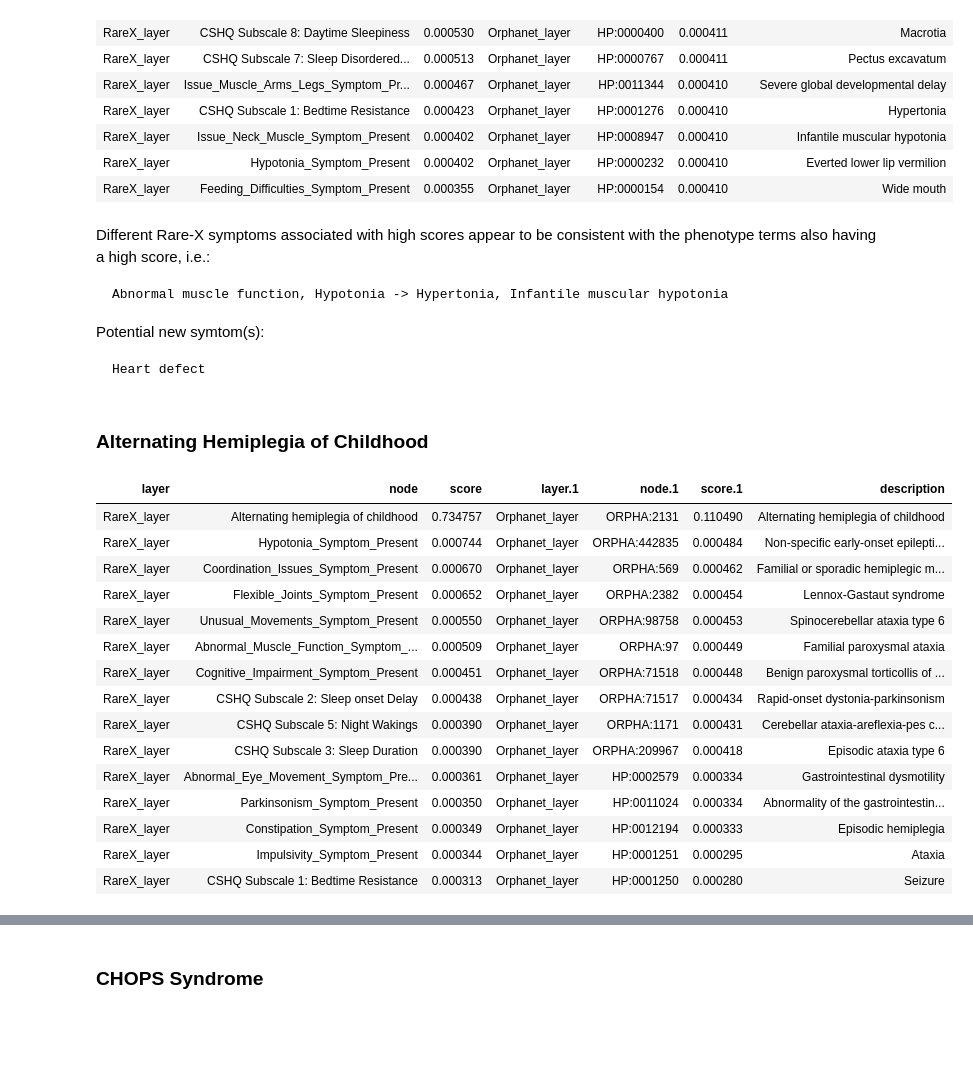
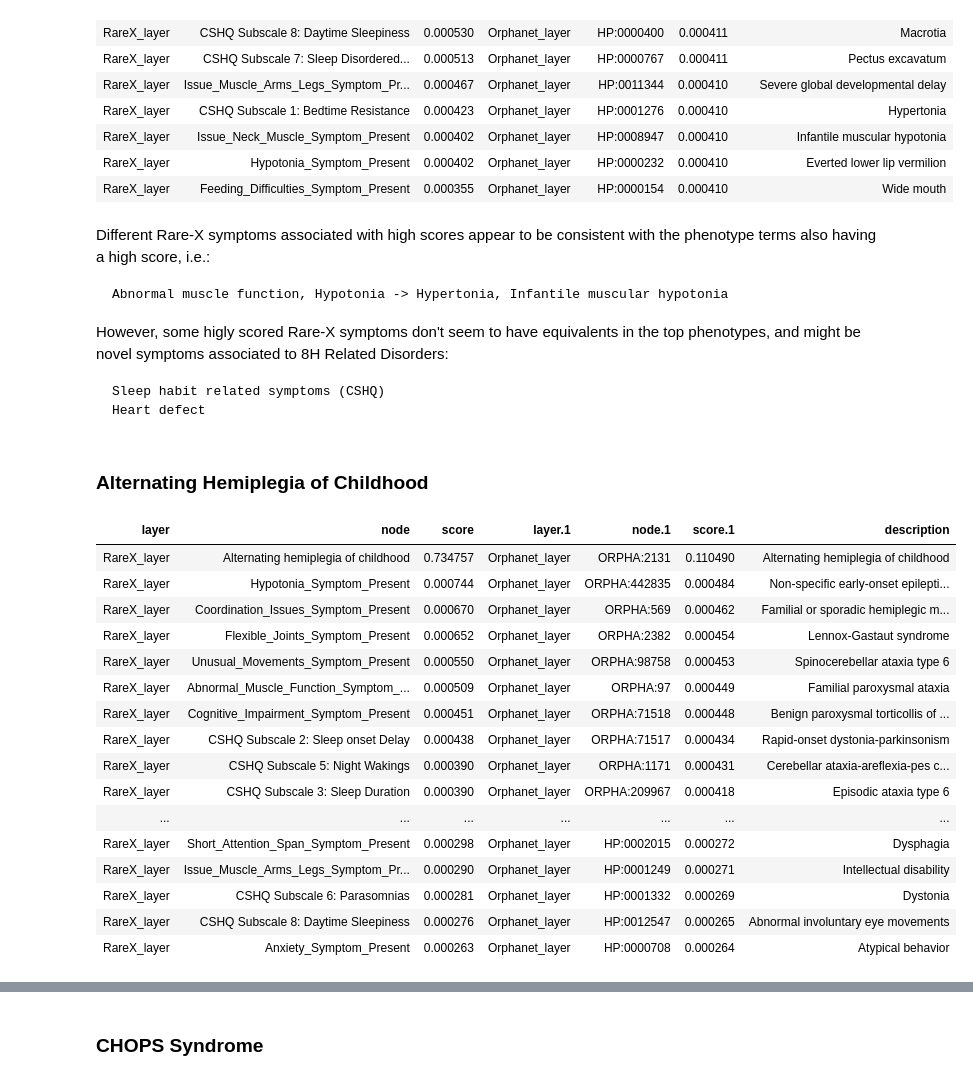
Before and after one commit to BAUDOTlab/Dream_Rare-X, a Jupyter notebook: jupyter-notebooks/step6_Analyze_MultiXrank_Results.ipynb, the cells around one changed output, grey strips where cells are left out. Cells and saved outputs as stored; diff of their text form; code cells hidden in the pictures; blank space fills up the shorter version.

Commit message:
new analysis results

```diff
--- a/jupyter-notebooks/step6_Analyze_MultiXrank_Results.ipynb
+++ b/jupyter-notebooks/step6_Analyze_MultiXrank_Results.ipynb
@@ -140,28 +143,30 @@ Different Rare-X symptoms associated with high scores appear to be consistent wi
 
     Abnormal muscle function, Hypotonia -> Hypertonia, Infantile muscular hypotonia
 
-Potential new symtom(s):
+However, some higly scored Rare-X symptoms don't seem to have equivalents in the top phenotypes, and might be novel symptoms associated to 8H Related Disorders:
 
+    Sleep habit related symptoms (CSHQ)
     Heart defect
 # %% [markdown]
 ### Alternating Hemiplegia of Childhood
 # %%
-dico_results_withOrpha['AHC (Alternating Hemiplegia of Childhood)'].head(topresults).style.hide(axis='index')
+dico_results_withOrpha['AHC (Alternating Hemiplegia of Childhood)'].head(topresults+9).style.hide(axis='index')
 # %% [output]
 | layer | node | score | layer.1 | node.1 | score.1 | description |
 | RareX_layer | Alternating hemiplegia of childhood | 0.734757 | Orphanet_layer | ORPHA:2131 | 0.110490 | Alternating hemiplegia of childhood |
 | RareX_layer | Hypotonia_Symptom_Present | 0.000744 | Orphanet_layer | ORPHA:442835 | 0.000484 | Non-specific early-onset epilepti... |
 | RareX_layer | Coordination_Issues_Symptom_Present | 0.000670 | Orphanet_layer | ORPHA:569 | 0.000462 | Familial or sporadic hemiplegic m... |
 | RareX_layer | Flexible_Joints_Symptom_Present | 0.000652 | Orphanet_layer | ORPHA:2382 | 0.000454 | Lennox-Gastaut syndrome |
 | RareX_layer | Unusual_Movements_Symptom_Present | 0.000550 | Orphanet_layer | ORPHA:98758 | 0.000453 | Spinocerebellar ataxia type 6 |
 | RareX_layer | Abnormal_Muscle_Function_Symptom_... | 0.000509 | Orphanet_layer | ORPHA:97 | 0.000449 | Familial paroxysmal ataxia |
 | RareX_layer | Cognitive_Impairment_Symptom_Present | 0.000451 | Orphanet_layer | ORPHA:71518 | 0.000448 | Benign paroxysmal torticollis of ... |
 | RareX_layer | CSHQ Subscale 2: Sleep onset Delay | 0.000438 | Orphanet_layer | ORPHA:71517 | 0.000434 | Rapid-onset dystonia-parkinsonism |
 | RareX_layer | CSHQ Subscale 5: Night Wakings | 0.000390 | Orphanet_layer | ORPHA:1171 | 0.000431 | Cerebellar ataxia-areflexia-pes c... |
 | RareX_layer | CSHQ Subscale 3: Sleep Duration | 0.000390 | Orphanet_layer | ORPHA:209967 | 0.000418 | Episodic ataxia type 6 |
-| RareX_layer | Abnormal_Eye_Movement_Symptom_Pre... | 0.000361 | Orphanet_layer | HP:0002579 | 0.000334 | Gastrointestinal dysmotility |
-| RareX_layer | Parkinsonism_Symptom_Present | 0.000350 | Orphanet_layer | HP:0011024 | 0.000334 | Abnormality of the gastrointestin... |
-| RareX_layer | Constipation_Symptom_Present | 0.000349 | Orphanet_layer | HP:0012194 | 0.000333 | Episodic hemiplegia |
-| RareX_layer | Impulsivity_Symptom_Present | 0.000344 | Orphanet_layer | HP:0001251 | 0.000295 | Ataxia |
-| RareX_layer | CSHQ Subscale 1: Bedtime Resistance | 0.000313 | Orphanet_layer | HP:0001250 | 0.000280 | Seizure |
+| ... | ... | ... | ... | ... | ... | ... |
+| RareX_layer | Short_Attention_Span_Symptom_Present | 0.000298 | Orphanet_layer | HP:0002015 | 0.000272 | Dysphagia |
+| RareX_layer | Issue_Muscle_Arms_Legs_Symptom_Pr... | 0.000290 | Orphanet_layer | HP:0001249 | 0.000271 | Intellectual disability |
+| RareX_layer | CSHQ Subscale 6: Parasomnias | 0.000281 | Orphanet_layer | HP:0001332 | 0.000269 | Dystonia |
+| RareX_layer | CSHQ Subscale 8: Daytime Sleepiness | 0.000276 | Orphanet_layer | HP:0012547 | 0.000265 | Abnormal involuntary eye movements |
+| RareX_layer | Anxiety_Symptom_Present | 0.000263 | Orphanet_layer | HP:0000708 | 0.000264 | Atypical behavior |
 # %% [markdown]
```
Also changed, not shown: parts of 8 cells of this notebook.
